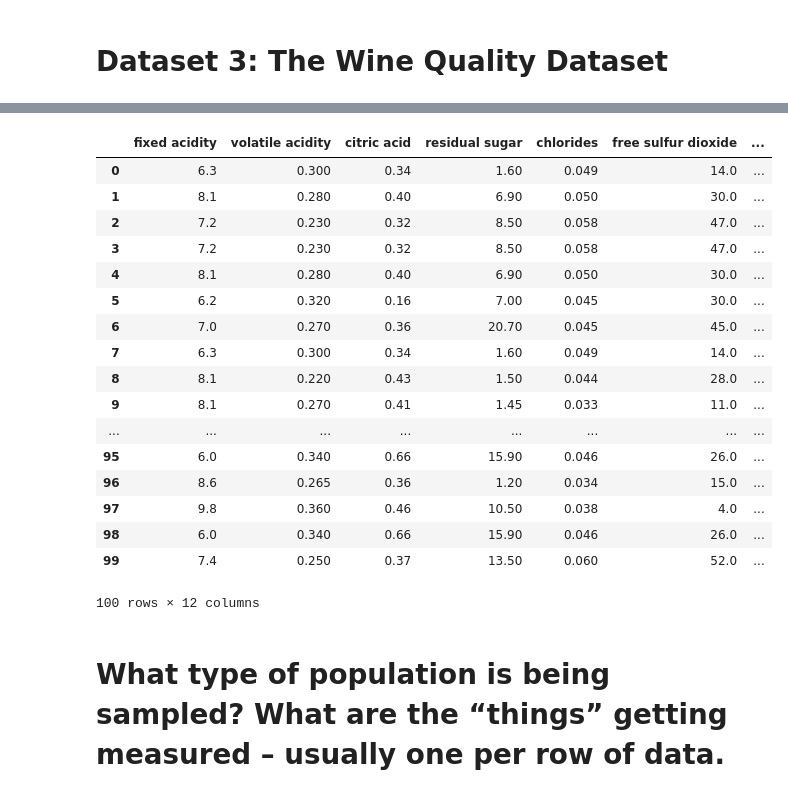
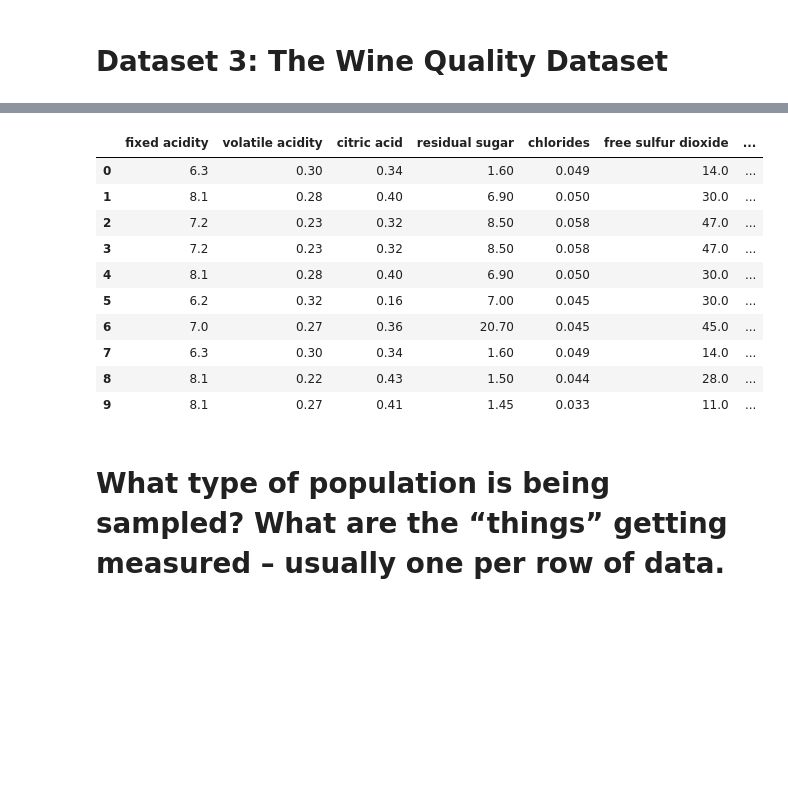
Before and after one commit to spa542/COSC311, a Jupyter notebook: Project1/Project1.ipynb, the cells around one changed output, grey strips where cells are left out. Saved outputs shown, nothing was run; the diff lists cells and outputs as text; code cells hidden in the pictures; blank space fills up the shorter version.

```diff
--- a/Project1/Project1.ipynb
+++ b/Project1/Project1.ipynb
@@ -269,32 +262,25 @@ red_wine_data.head(100)
 # %%
 white_wine_data = pd.read_csv('./WineQualityDataset/winequality-white.csv',
                           header=1,
                           skipinitialspace=False,
                           delimiter=';',
                           names=['fixed acidity', 'volatile acidity', 'citric acid',
                                  'residual sugar', 'chlorides', 'free sulfur dioxide',
                                  'total sulfur dioxide', 'density', 'pH', 'sulphates',
                                  'alcohol', 'quality'])
-white_wine_data.head(100)
+white_wine_data.head(10)
 # %% [output]
 |  | fixed acidity | volatile acidity | citric acid | residual sugar | chlorides | free sulfur dioxide | ... |
-| 0 | 6.3 | 0.300 | 0.34 | 1.60 | 0.049 | 14.0 | ... |
-| 1 | 8.1 | 0.280 | 0.40 | 6.90 | 0.050 | 30.0 | ... |
-| 2 | 7.2 | 0.230 | 0.32 | 8.50 | 0.058 | 47.0 | ... |
-| 3 | 7.2 | 0.230 | 0.32 | 8.50 | 0.058 | 47.0 | ... |
-| 4 | 8.1 | 0.280 | 0.40 | 6.90 | 0.050 | 30.0 | ... |
-| 5 | 6.2 | 0.320 | 0.16 | 7.00 | 0.045 | 30.0 | ... |
-| 6 | 7.0 | 0.270 | 0.36 | 20.70 | 0.045 | 45.0 | ... |
-| 7 | 6.3 | 0.300 | 0.34 | 1.60 | 0.049 | 14.0 | ... |
-| 8 | 8.1 | 0.220 | 0.43 | 1.50 | 0.044 | 28.0 | ... |
-| 9 | 8.1 | 0.270 | 0.41 | 1.45 | 0.033 | 11.0 | ... |
-| ... | ... | ... | ... | ... | ... | ... | ... |
-| 95 | 6.0 | 0.340 | 0.66 | 15.90 | 0.046 | 26.0 | ... |
-| 96 | 8.6 | 0.265 | 0.36 | 1.20 | 0.034 | 15.0 | ... |
-| 97 | 9.8 | 0.360 | 0.46 | 10.50 | 0.038 | 4.0 | ... |
-| 98 | 6.0 | 0.340 | 0.66 | 15.90 | 0.046 | 26.0 | ... |
-| 99 | 7.4 | 0.250 | 0.37 | 13.50 | 0.060 | 52.0 | ... |
+| 0 | 6.3 | 0.30 | 0.34 | 1.60 | 0.049 | 14.0 | ... |
+| 1 | 8.1 | 0.28 | 0.40 | 6.90 | 0.050 | 30.0 | ... |
+| 2 | 7.2 | 0.23 | 0.32 | 8.50 | 0.058 | 47.0 | ... |
+| 3 | 7.2 | 0.23 | 0.32 | 8.50 | 0.058 | 47.0 | ... |
+| 4 | 8.1 | 0.28 | 0.40 | 6.90 | 0.050 | 30.0 | ... |
+| 5 | 6.2 | 0.32 | 0.16 | 7.00 | 0.045 | 30.0 | ... |
+| 6 | 7.0 | 0.27 | 0.36 | 20.70 | 0.045 | 45.0 | ... |
+| 7 | 6.3 | 0.30 | 0.34 | 1.60 | 0.049 | 14.0 | ... |
+| 8 | 8.1 | 0.22 | 0.43 | 1.50 | 0.044 | 28.0 | ... |
+| 9 | 8.1 | 0.27 | 0.41 | 1.45 | 0.033 | 11.0 | ... |
-100 rows × 12 columns
 # %% [markdown]
 # What type of population is being sampled? What are the “things” getting measured – usually one per row of data.
 # %% [markdown]
```
Also changed, not shown: parts of 10 cells of this notebook.
